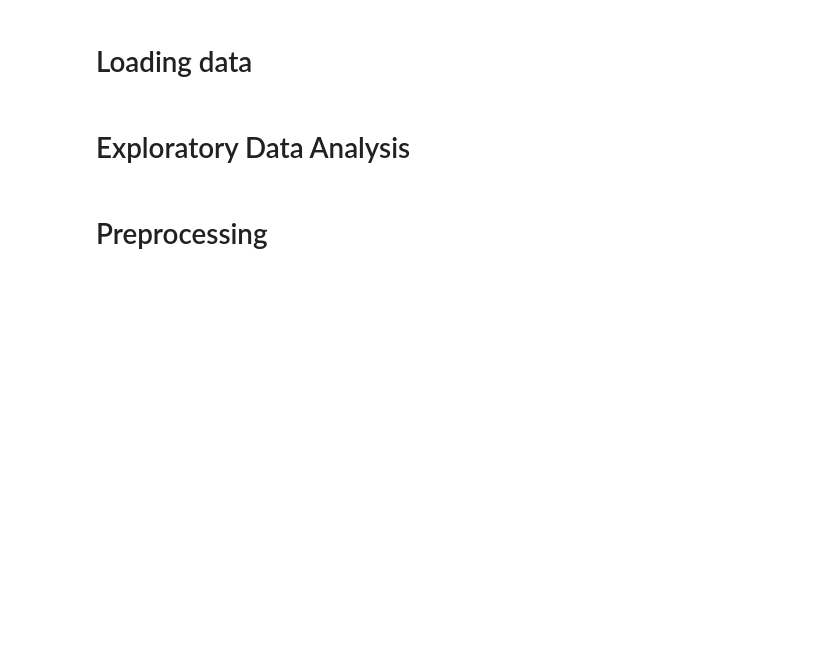
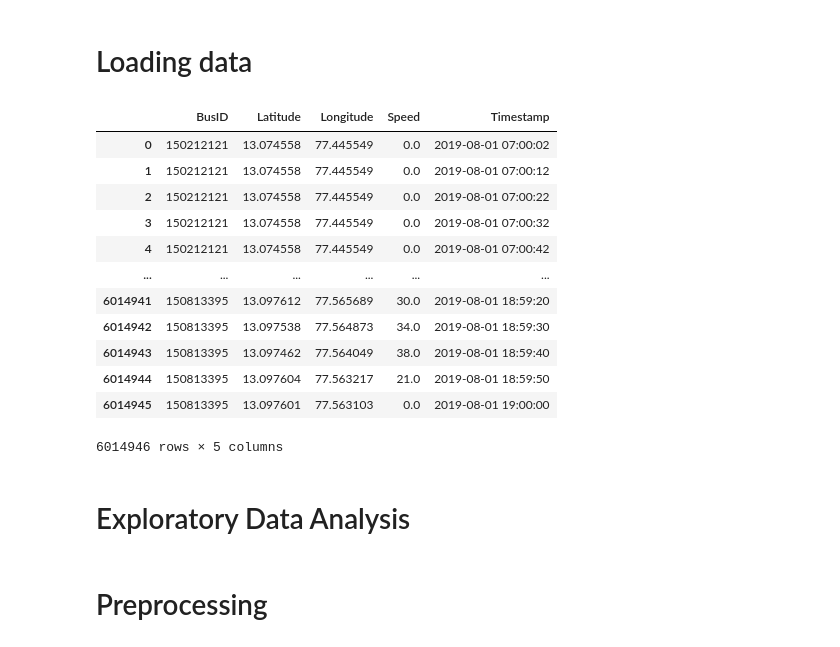
Before and after one commit to Star-Ankur/Ishme_DS_242EX, a Jupyter notebook: Predict.ipynb, the cells around one changed output. Saved outputs shown, nothing was run; the diff lists cells and outputs as text; code cells hidden in the pictures; blank space fills up the shorter version.

```diff
--- a/Predict.ipynb
+++ b/Predict.ipynb
@@ -21,6 +23,22 @@ df = pd.read_parquet('/content/drive/MyDrive/Data/BMTC.parquet.gzip', engine='py
                                                                       # pip install pyarrow
 dfInput = pd.read_csv('/content/drive/MyDrive/Data/Input.csv')
 dfGroundTruth = pd.read_csv('/content/drive/MyDrive/Data/GroundTruth.csv')
+# %%
+df
+# %% [output]
+|  | BusID | Latitude | Longitude | Speed | Timestamp |
+| 0 | 150212121 | 13.074558 | 77.445549 | 0.0 | 2019-08-01 07:00:02 |
+| 1 | 150212121 | 13.074558 | 77.445549 | 0.0 | 2019-08-01 07:00:12 |
+| 2 | 150212121 | 13.074558 | 77.445549 | 0.0 | 2019-08-01 07:00:22 |
+| 3 | 150212121 | 13.074558 | 77.445549 | 0.0 | 2019-08-01 07:00:32 |
+| 4 | 150212121 | 13.074558 | 77.445549 | 0.0 | 2019-08-01 07:00:42 |
+| ... | ... | ... | ... | ... | ... |
+| 6014941 | 150813395 | 13.097612 | 77.565689 | 30.0 | 2019-08-01 18:59:20 |
+| 6014942 | 150813395 | 13.097538 | 77.564873 | 34.0 | 2019-08-01 18:59:30 |
+| 6014943 | 150813395 | 13.097462 | 77.564049 | 38.0 | 2019-08-01 18:59:40 |
+| 6014944 | 150813395 | 13.097604 | 77.563217 | 21.0 | 2019-08-01 18:59:50 |
+| 6014945 | 150813395 | 13.097601 | 77.563103 | 0.0 | 2019-08-01 19:00:00 |
+6014946 rows × 5 columns
 # %% [markdown]
 # Exploratory Data Analysis
 # %%
```
Also changed, not shown: parts of 25 cells of this notebook.
